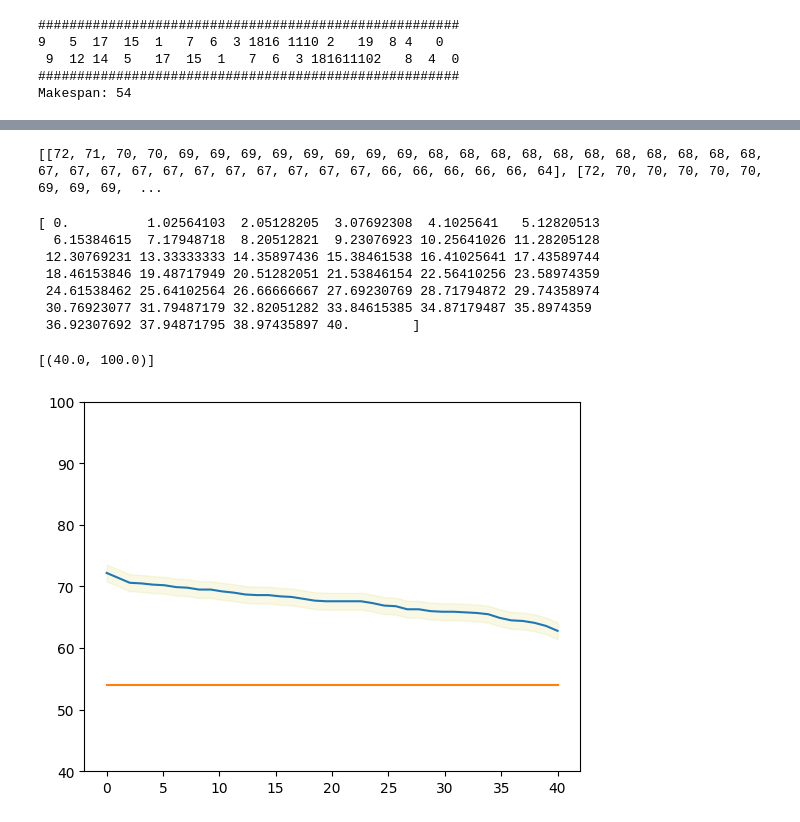
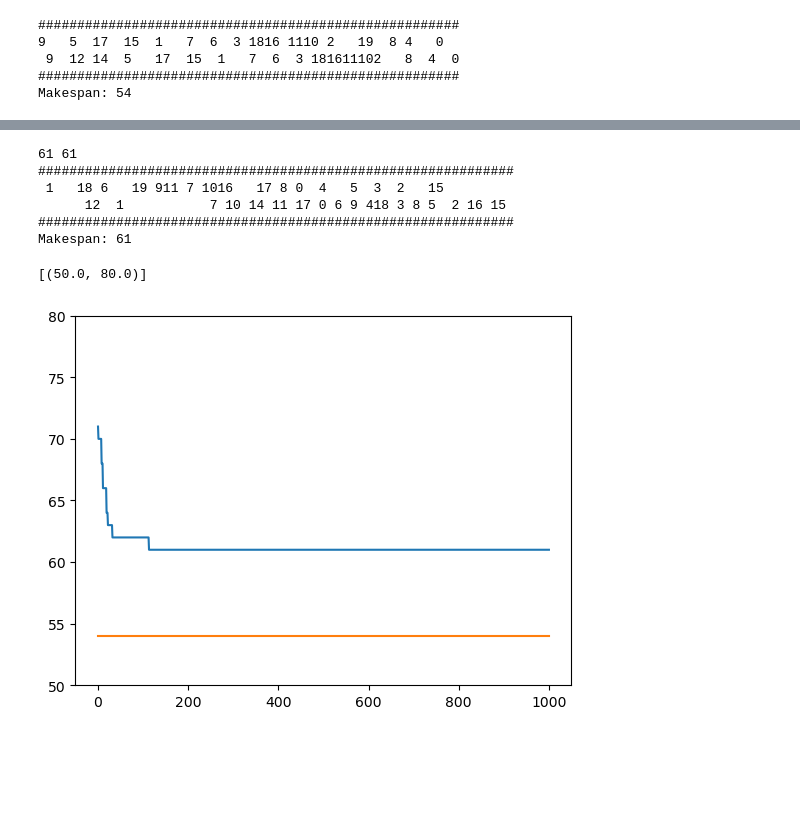
Before and after one commit to Duzhinsky/scheduling, a Jupyter notebook: ltga.ipynb, the cells around one changed output, grey strips where cells are left out. Saved outputs shown, nothing was run; the diff lists cells and outputs as text; code cells hidden in the pictures; blank space fills up the shorter version.

```diff
--- a/ltga.ipynb
+++ b/ltga.ipynb
@@ -83,0 +91,13 @@ with open("data/res.pkl", 'wb') as outp:
+# %%
+import pickle
+from main import one_run
+runs = []
+for i in range(1):
+    runFitness, finalBest = one_run(jobs_data)
+    print(f"Run {i}")
+    runs.append(runFitness)
+
+with open("data/res.pkl", 'wb') as outp:
+    pickle.dump(runs, outp, pickle.HIGHEST_PROTOCOL)
+with open("data/best.pkl", 'wb') as outp:
+    pickle.dump(finalBest, outp, pickle.HIGHEST_PROTOCOL)
@@ -84,36 +122,40 @@ with open("data/res.pkl", 'wb') as outp:
 # %%
+from ltga.FitnessFunction import ScheduleFitness
 import pickle
 
 with open("data/res.pkl", 'rb') as inp:
     runs = pickle.load(inp)
-print(runs)
+results = [run[-1] for run in runs]
+print(min(results), max(results))
+
+with open("data/best.pkl", 'rb') as inp:
+    best = pickle.load(inp)
+print(ScheduleFitness(jobs_data).genesToSchedule(best.genes))
 # %% [output]
-[[72, 71, 70, 70, 69, 69, 69, 69, 69, 69, 69, 69, 68, 68, 68, 68, 68, 68, 68, 68, 68, 68, 68, 67, 67, 67, 67, 67, 67, 67, 67, 67, 67, 67, 66, 66, 66, 66, 66, 64], [72, 70, 70, 70, 70, 70, 69, 69, 69,  ...
+61 61
+#############################################################
+ 1   18 6   19 911 7 1016   17 8 0  4   5  3  2   15
+      12  1           7 10 14 11 17 0 6 9 418 3 8 5  2 16 15
+#############################################################
+Makespan: 61
 # %%
+import scipy
 from matplotlib import pyplot as plt
 import numpy as np
 
-#some example data
 x = np.linspace(0, len(runs[0]), len(runs[0]))
-print(x)
 y = [np.mean([runs[j][i] for j in range(len(runs))]) for i in range(len(runs[0]))]
-# print(y)
-#some confidence interval
-ci = 2*1.96 * np.std(y)/np.sqrt(len(x))
+ci = [scipy.stats.t.interval(0.999, len(runs)-1, loc=np.mean([runs[j][i] for j in range(len(runs))]), scale=scipy.stats.sem([runs[j][i] for j in range(len(runs))])) for i in range(len(runs[0]))]
+# print(ci)
 optimal = schedule.makespan
 
 fig, ax = plt.subplots()
 ax.plot(x,y)
-ax.fill_between(x, (y-ci), (y+ci), color='y', alpha=.1)
+ym = [ci[i][0] for i in range(len(y))]
+yp = [ci[i][1] for i in range(len(y))]
+ax.fill_between(x, ym, yp, color='y', alpha=.1)
 ax.plot([0, len(runs[0])], [optimal, optimal])
-ax.set(ylim = (40,100))
+ax.set(ylim = (50,80))
 # %% [output]
-[ 0.          1.02564103  2.05128205  3.07692308  4.1025641   5.12820513
-  6.15384615  7.17948718  8.20512821  9.23076923 10.25641026 11.28205128
- 12.30769231 13.33333333 14.35897436 15.38461538 16.41025641 17.43589744
- 18.46153846 19.48717949 20.51282051 21.53846154 22.56410256 23.58974359
- 24.61538462 25.64102564 26.66666667 27.69230769 28.71794872 29.74358974
- 30.76923077 31.79487179 32.82051282 33.84615385 34.87179487 35.8974359
- 36.92307692 37.94871795 38.97435897 40.        ]
+[(50.0, 80.0)]
-[(40.0, 100.0)]
-[figure, old version]
+[figure, new version]
```
Also changed, not shown: parts of 6 cells of this notebook, 16 other files.
